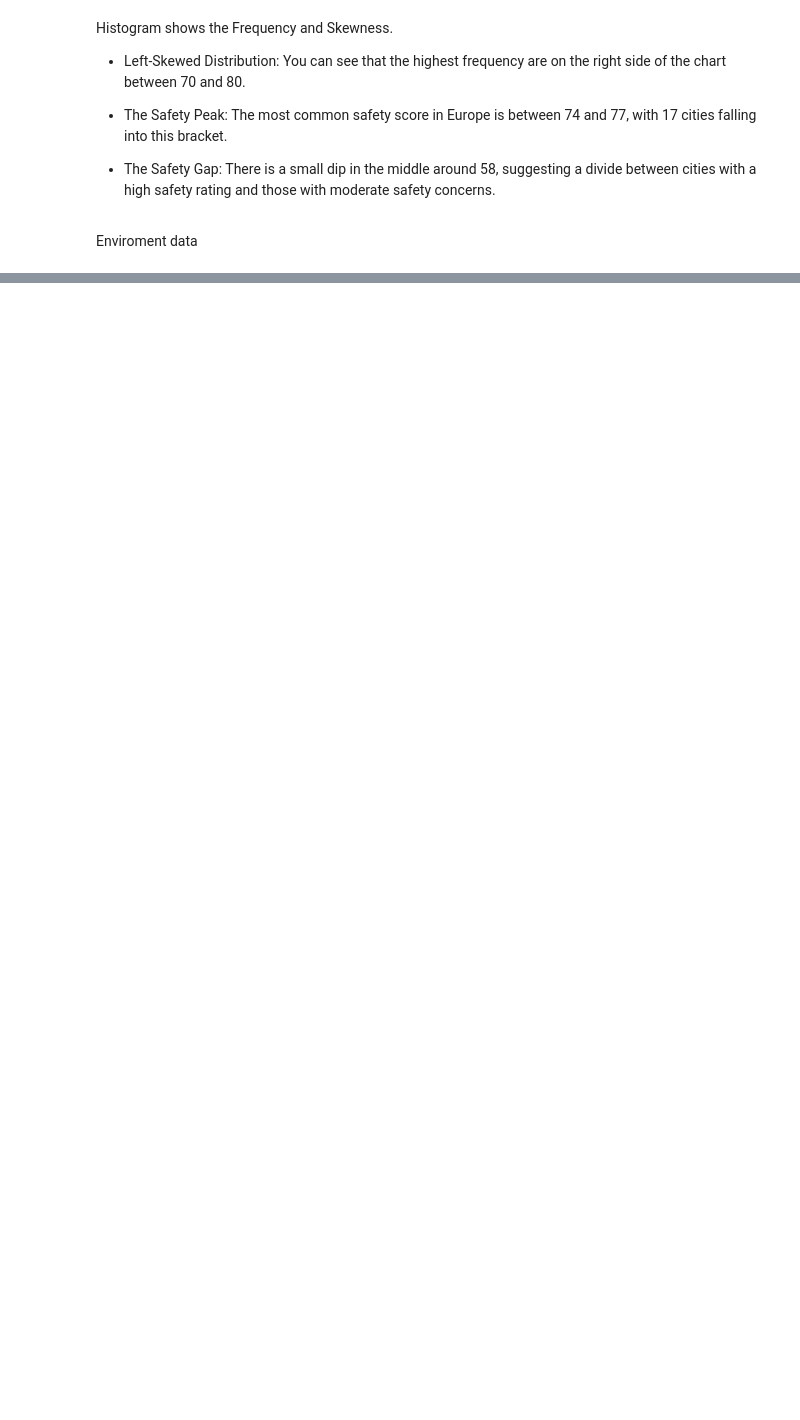
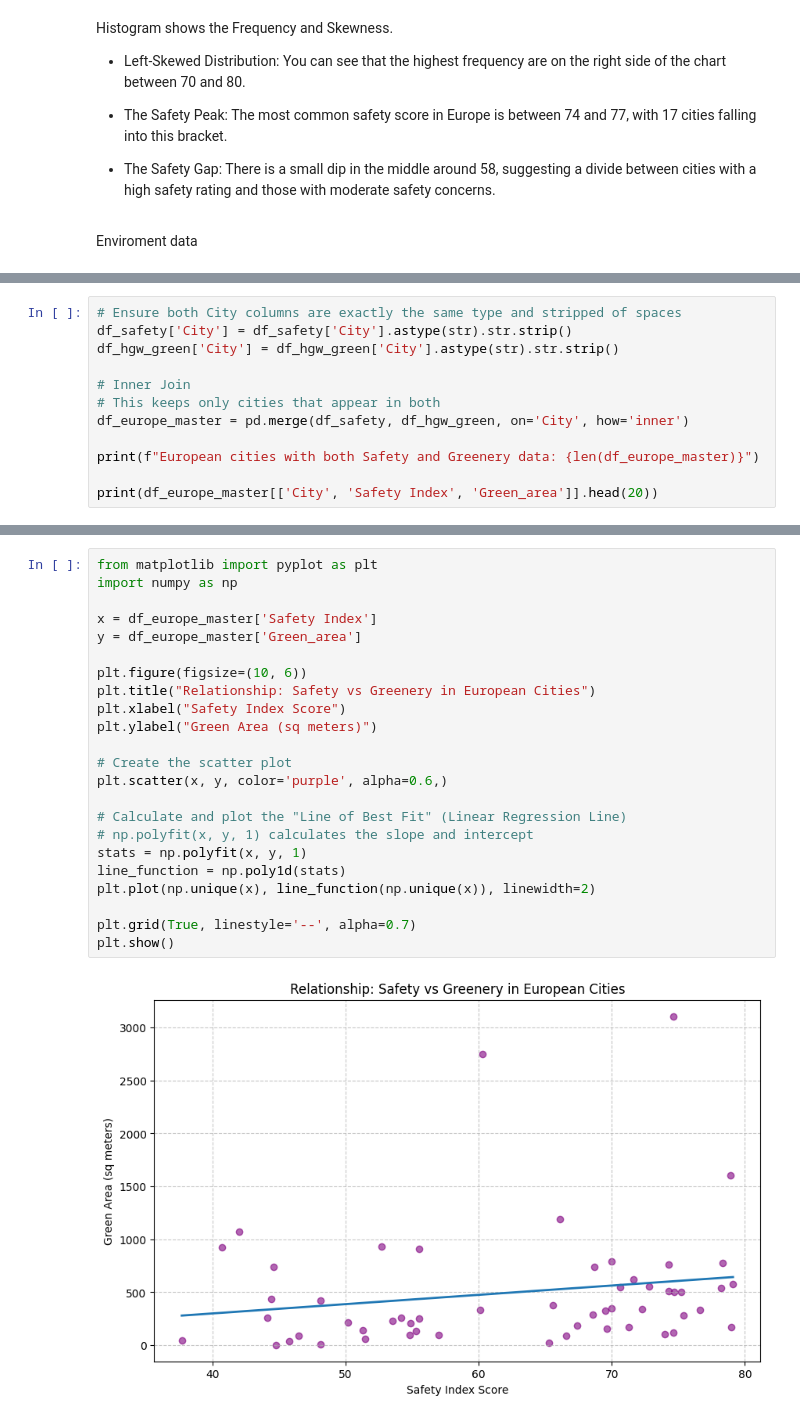
Before and after one commit to AoifeMurphy02/DAV_Specification_Index_Generation_and_Visualization, a Jupyter notebook: HGW_Index.ipynb, the cells around one changed output, grey strips where cells are left out. Drawn from its saved outputs; the diff is of its cells as text; blank space fills up the shorter version.

Commit message:
feat: merge Safety and Greenery pillars and validate independence

```diff
--- a/HGW_Index.ipynb
+++ b/HGW_Index.ipynb
@@ -142,0 +141,12 @@ print(df_hgw_green.head(20))
+# %%
+# Ensure both City columns are exactly the same type and stripped of spaces
+df_safety['City'] = df_safety['City'].astype(str).str.strip()
+df_hgw_green['City'] = df_hgw_green['City'].astype(str).str.strip()
+
+# Inner Join
+# This keeps only cities that appear in both
+df_europe_master = pd.merge(df_safety, df_hgw_green, on='City', how='inner')
+
+print(f"European cities with both Safety and Greenery data: {len(df_europe_master)}")
+
+print(df_europe_master[['City', 'Safety Index', 'Green_area']].head(20))
@@ -142,0 +203,25 @@ print(df_hgw_green.head(20))
+# %%
+from matplotlib import pyplot as plt
+import numpy as np
+
+x = df_europe_master['Safety Index']
+y = df_europe_master['Green_area']
+
+plt.figure(figsize=(10, 6))
+plt.title("Relationship: Safety vs Greenery in European Cities")
+plt.xlabel("Safety Index Score")
+plt.ylabel("Green Area (sq meters)")
+
+# Create the scatter plot
+plt.scatter(x, y, color='purple', alpha=0.6,)
+
+# Calculate and plot the "Line of Best Fit" (Linear Regression Line)
+# np.polyfit(x, y, 1) calculates the slope and intercept
+stats = np.polyfit(x, y, 1)
+line_function = np.poly1d(stats)
+plt.plot(np.unique(x), line_function(np.unique(x)), linewidth=2)
+
+plt.grid(True, linestyle='--', alpha=0.7)
+plt.show()
+# %% [output]
+[figure, added]
```
Also changed, not shown: parts of 7 cells of this notebook.
